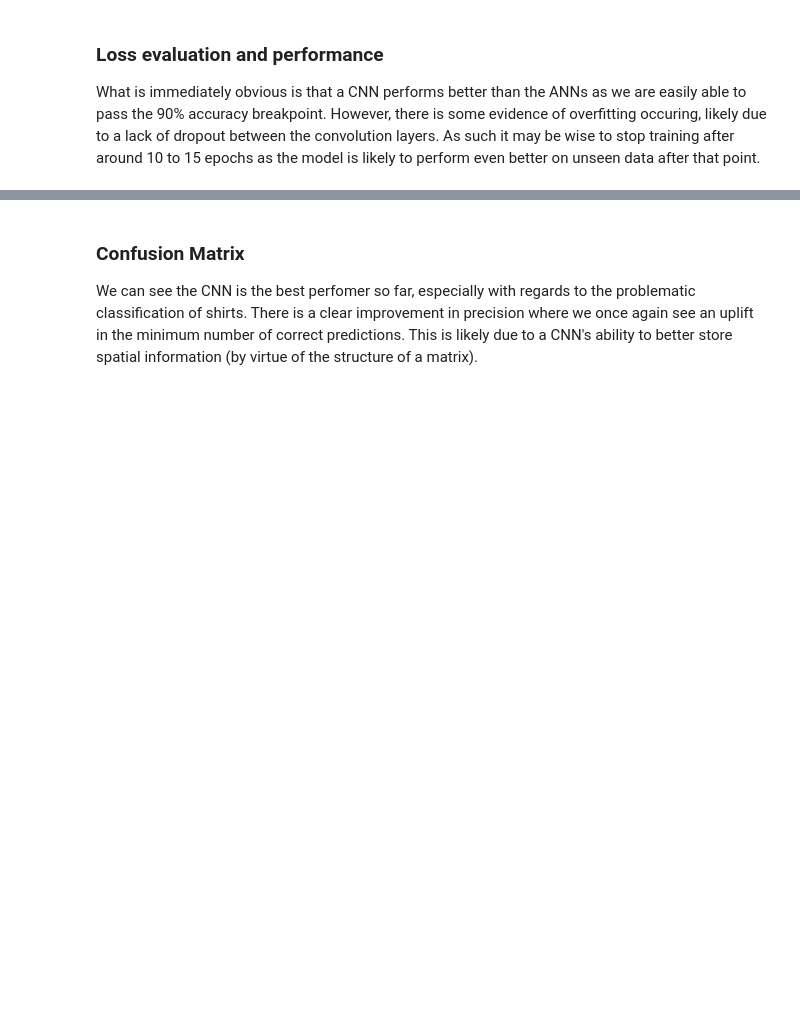
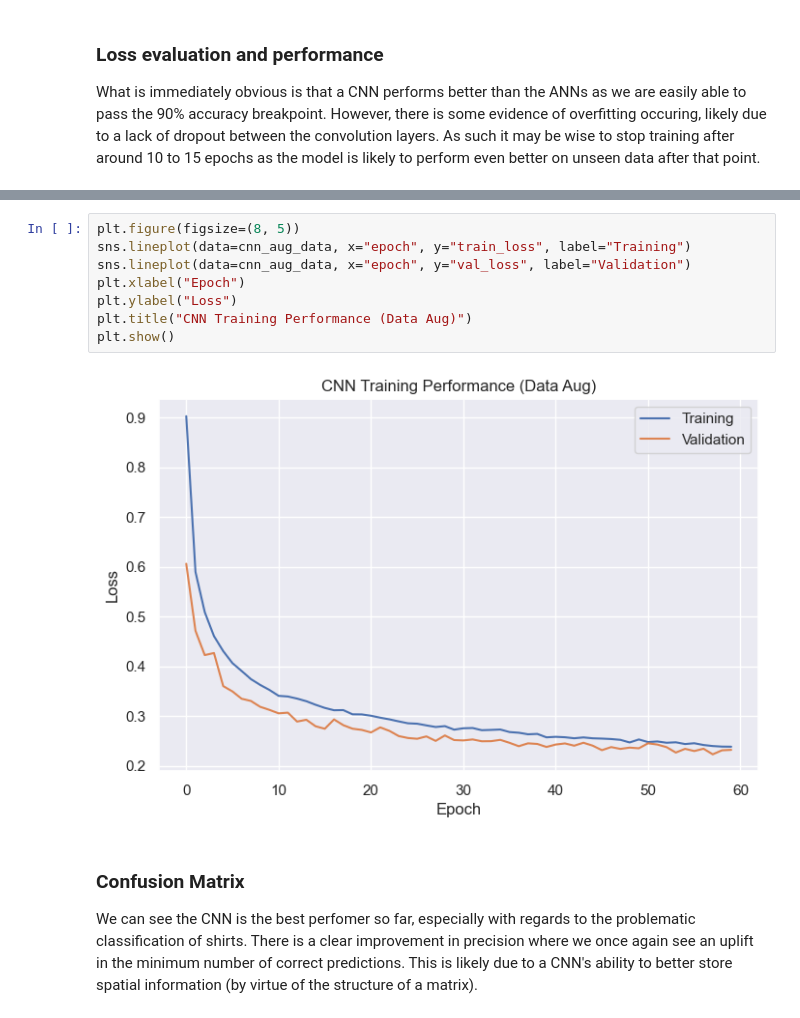
Before and after one commit to amjvl-git/csip-5103-coursework-2025-miloshkii, a Jupyter notebook: P2963116/P2963116_MylesWheatley.ipynb, the cells around one changed output, grey strips where cells are left out. Drawn from its saved outputs; the diff is of its cells as text; blank space fills up the shorter version.

```diff
--- a/P2963116/P2963116_MylesWheatley.ipynb
+++ b/P2963116/P2963116_MylesWheatley.ipynb
@@ -931,3 +931,13 @@ plt.show()
+# %%
+plt.figure(figsize=(8, 5))
+sns.lineplot(data=cnn_aug_data, x="epoch", y="train_loss", label="Training")
+sns.lineplot(data=cnn_aug_data, x="epoch", y="val_loss", label="Validation")
+plt.xlabel("Epoch")
+plt.ylabel("Loss")
+plt.title("CNN Training Performance (Data Aug)")
+plt.show()
+# %% [output]
+[figure, added]
 # %% [markdown]
 ### Confusion Matrix
 We can see the CNN is the best perfomer so far, especially with regards to the problematic classification of shirts. There is a clear improvement in precision where we once again see an uplift in the minimum number of correct predictions. This is likely due to a CNN's ability to better store spatial information (by virtue of the structure of a matrix).
```
Also changed, not shown: parts of 14 cells of this notebook, 26 other files.
